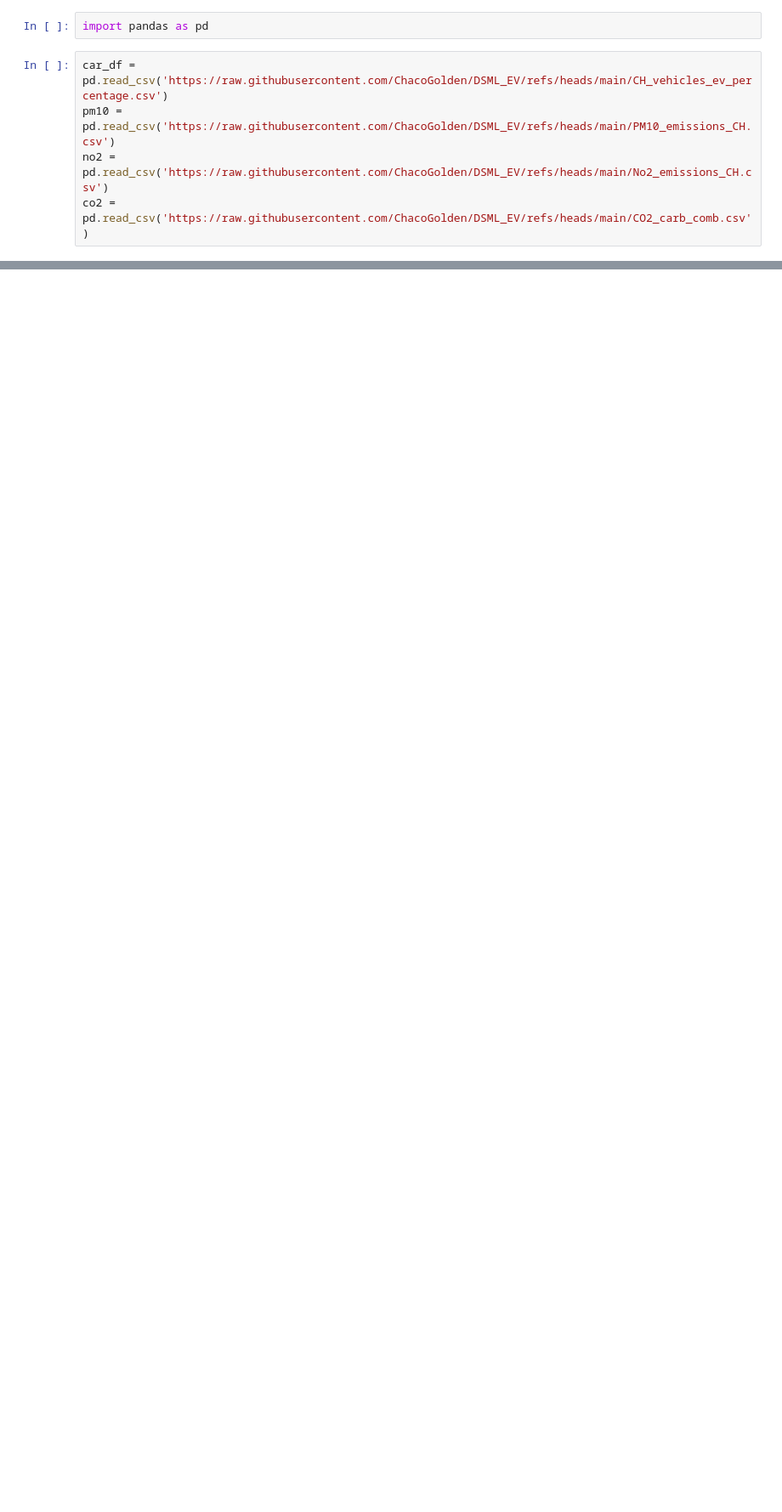
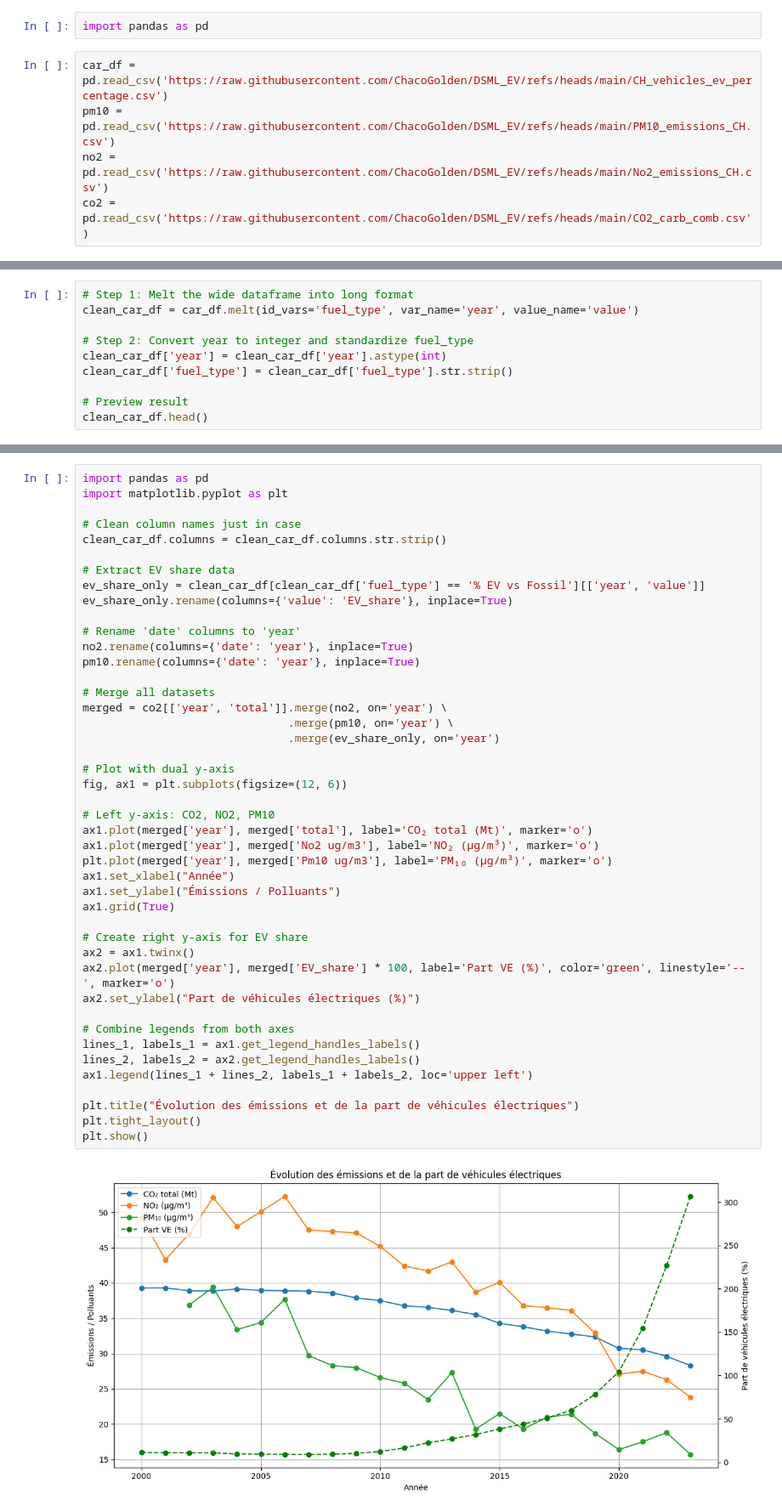
Before and after one commit to ChacoGolden/DSML_EV, a Jupyter notebook: Graph_start_video.ipynb, the cells around one changed output, grey strips where cells are left out. Shown: that part at 85% size. Drawn from its saved outputs; the diff is of its cells as text; blank space fills up the shorter version.

```diff
--- a/Graph_start_video.ipynb
+++ b/Graph_start_video.ipynb
@@ -33,0 +21,10 @@ plt.show()
+# %%
+# Step 1: Melt the wide dataframe into long format
+clean_car_df = car_df.melt(id_vars='fuel_type', var_name='year', value_name='value')
+
+# Step 2: Convert year to integer and standardize fuel_type
+clean_car_df['year'] = clean_car_df['year'].astype(int)
+clean_car_df['fuel_type'] = clean_car_df['fuel_type'].str.strip()
+
+# Preview result
+clean_car_df.head()
@@ -33,0 +130,46 @@ plt.show()
+# %%
+import pandas as pd
+import matplotlib.pyplot as plt
+
+# Clean column names just in case
+clean_car_df.columns = clean_car_df.columns.str.strip()
+
+# Extract EV share data
+ev_share_only = clean_car_df[clean_car_df['fuel_type'] == '% EV vs Fossil'][['year', 'value']]
+ev_share_only.rename(columns={'value': 'EV_share'}, inplace=True)
+
+# Rename 'date' columns to 'year'
+no2.rename(columns={'date': 'year'}, inplace=True)
+pm10.rename(columns={'date': 'year'}, inplace=True)
+
+# Merge all datasets
+merged = co2[['year', 'total']].merge(no2, on='year') \
+                               .merge(pm10, on='year') \
+                               .merge(ev_share_only, on='year')
+
+# Plot with dual y-axis
+fig, ax1 = plt.subplots(figsize=(12, 6))
+
+# Left y-axis: CO2, NO2, PM10
+ax1.plot(merged['year'], merged['total'], label='CO₂ total (Mt)', marker='o')
+ax1.plot(merged['year'], merged['No2 ug/m3'], label='NO₂ (µg/m³)', marker='o')
+plt.plot(merged['year'], merged['Pm10 ug/m3'], label='PM₁₀ (µg/m³)', marker='o')
+ax1.set_xlabel("Année")
+ax1.set_ylabel("Émissions / Polluants")
+ax1.grid(True)
+
+# Create right y-axis for EV share
+ax2 = ax1.twinx()
+ax2.plot(merged['year'], merged['EV_share'] * 100, label='Part VE (%)', color='green', linestyle='--', marker='o')
+ax2.set_ylabel("Part de véhicules électriques (%)")
+
+# Combine legends from both axes
+lines_1, labels_1 = ax1.get_legend_handles_labels()
+lines_2, labels_2 = ax2.get_legend_handles_labels()
+ax1.legend(lines_1 + lines_2, labels_1 + labels_2, loc='upper left')
+
+plt.title("Évolution des émissions et de la part de véhicules électriques")
+plt.tight_layout()
+plt.show()
+# %% [output]
+[figure, added]
```
Also changed, not shown: parts of 21 cells of this notebook.
